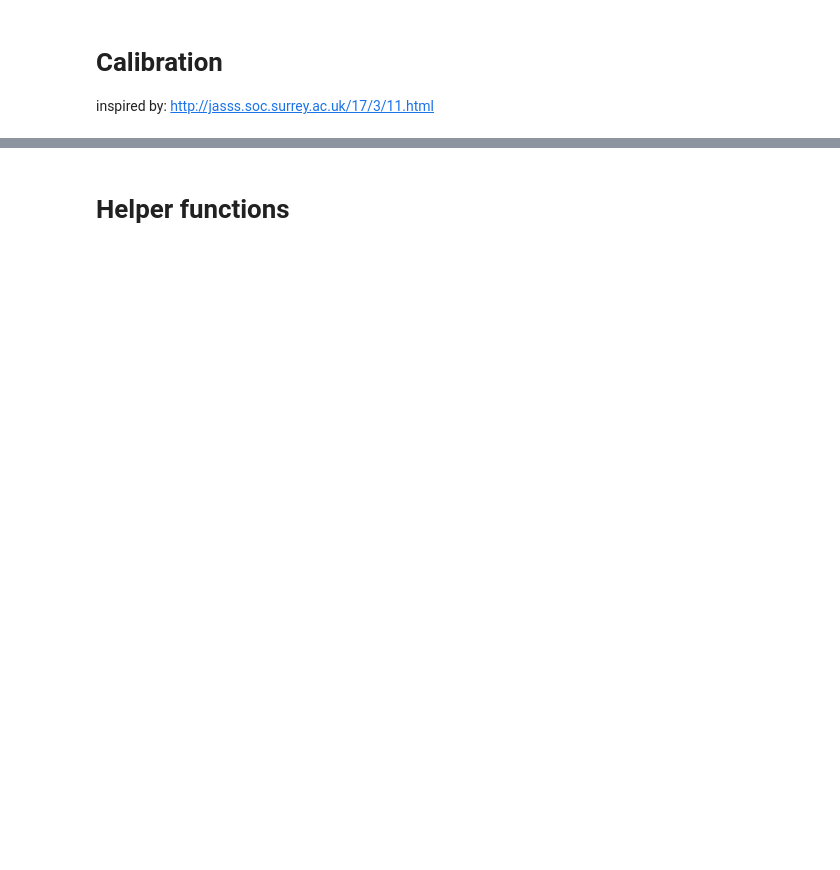
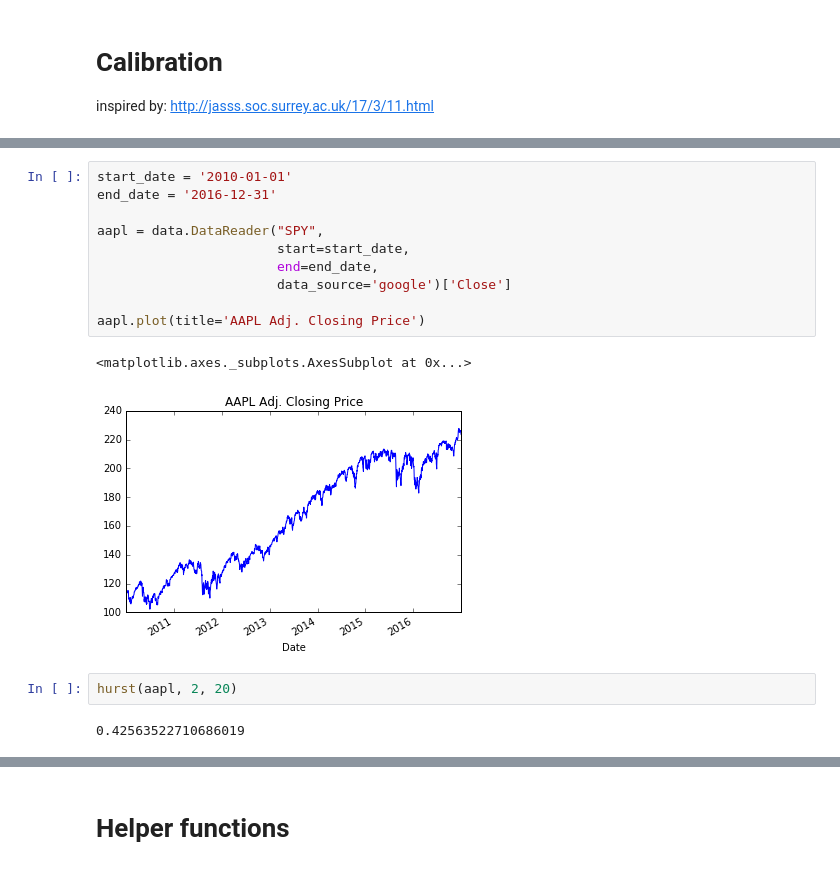
Before and after one commit to LCfP/Agent-Based-Stock-Market-Model, a Jupyter notebook: Calibration.ipynb, the cells around one changed output, grey strips where cells are left out. Cells and saved outputs as stored; diff of their text form; blank space fills up the shorter version.

```diff
--- a/Calibration.ipynb
+++ b/Calibration.ipynb
@@ -15,0 +36,17 @@ import tqdm
+# %%
+start_date = '2010-01-01'
+end_date = '2016-12-31'
+
+aapl = data.DataReader("SPY",
+                       start=start_date,
+                       end=end_date,
+                       data_source='google')['Close']
+
+aapl.plot(title='AAPL Adj. Closing Price')
+# %% [output]
+<matplotlib.axes._subplots.AxesSubplot at 0x...>
+[figure, added]
+# %%
+hurst(aapl, 2, 20)
+# %% [output]
+0.42563522710686019
```
Also changed, not shown: parts of 5 cells of this notebook, 1 other file.
